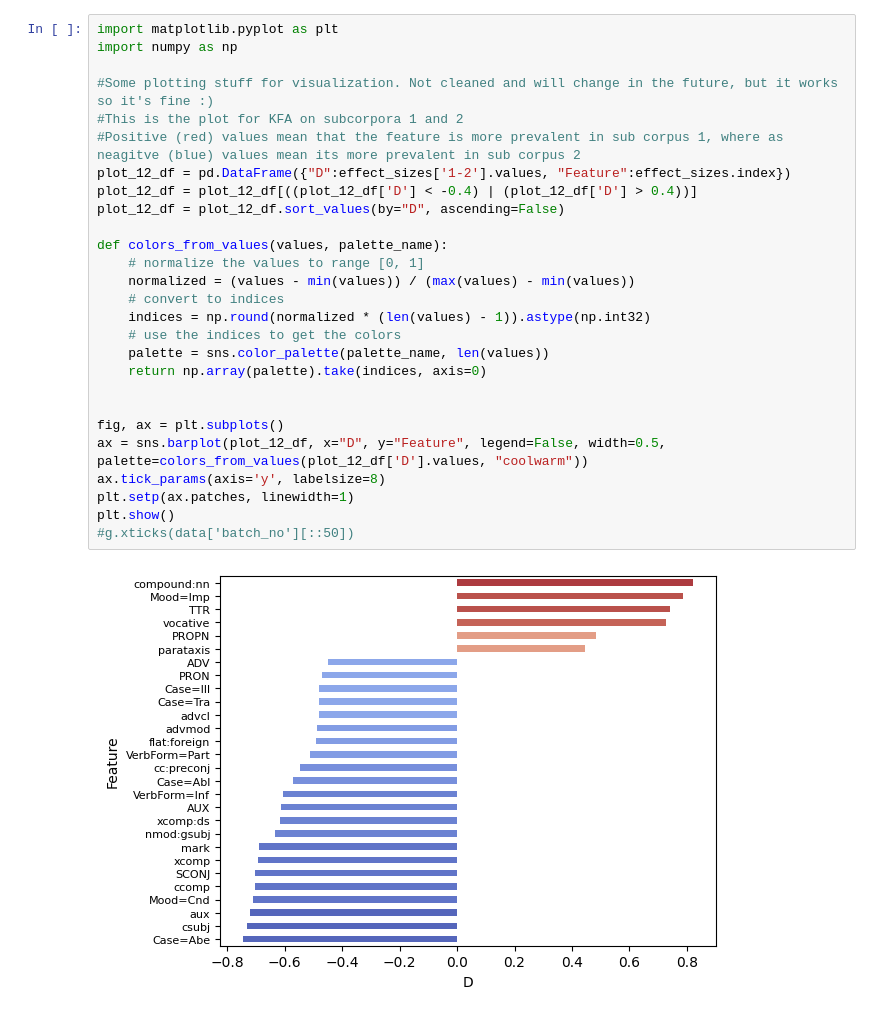
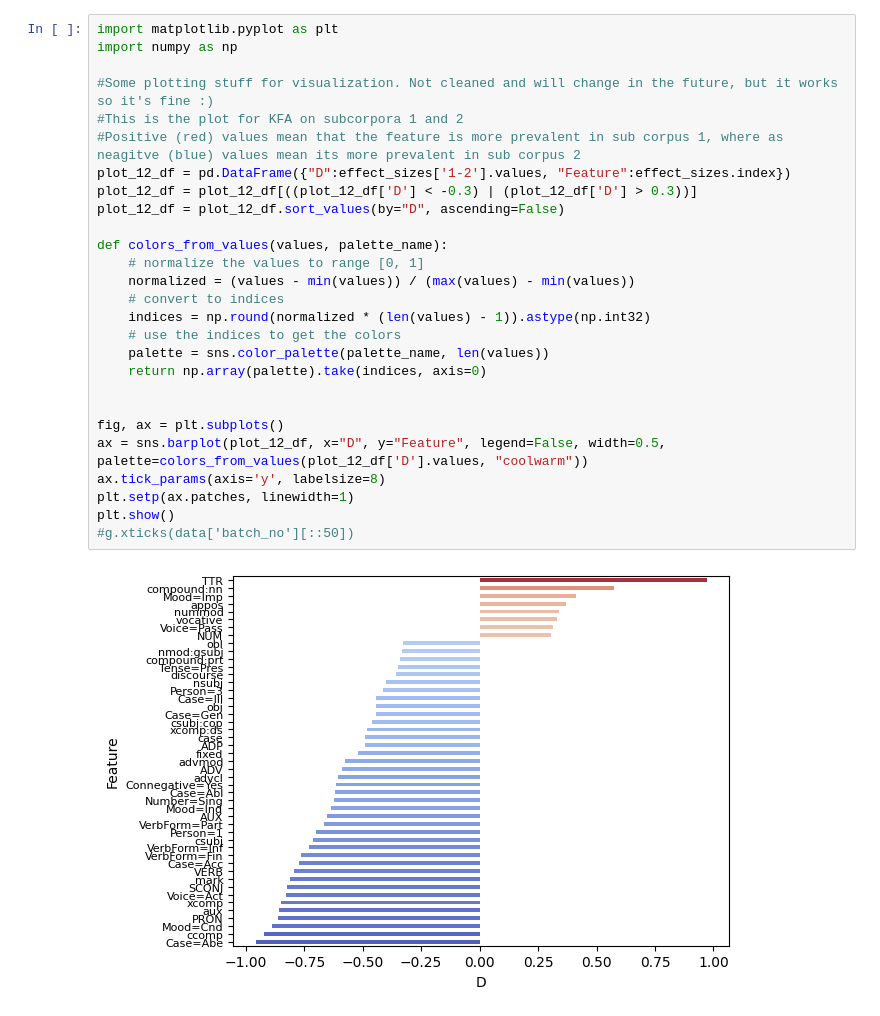
Before and after one commit to TurkuNLP/FCBLex-pipeline, a Jupyter notebook: KFA_old_groups_with_plots.ipynb, the cells around one changed output. Drawn from its saved outputs; the diff is of its cells as text.

```diff
--- a/KFA_old_groups_with_plots.ipynb
+++ b/KFA_old_groups_with_plots.ipynb
@@ -129,32 +150,32 @@ Processing type-token-ratios...
 # %%
 import matplotlib.pyplot as plt
 import numpy as np
 
 #Some plotting stuff for visualization. Not cleaned and will change in the future, but it works so it's fine :)
 #This is the plot for KFA on subcorpora 1 and 2
 #Positive (red) values mean that the feature is more prevalent in sub corpus 1, where as neagitve (blue) values mean its more prevalent in sub corpus 2
 plot_12_df = pd.DataFrame({"D":effect_sizes['1-2'].values, "Feature":effect_sizes.index})
-plot_12_df = plot_12_df[((plot_12_df['D'] < -0.4) | (plot_12_df['D'] > 0.4))]
+plot_12_df = plot_12_df[((plot_12_df['D'] < -0.3) | (plot_12_df['D'] > 0.3))]
 plot_12_df = plot_12_df.sort_values(by="D", ascending=False)
 
 def colors_from_values(values, palette_name):
     # normalize the values to range [0, 1]
     normalized = (values - min(values)) / (max(values) - min(values))
     # convert to indices
     indices = np.round(normalized * (len(values) - 1)).astype(np.int32)
     # use the indices to get the colors
     palette = sns.color_palette(palette_name, len(values))
     return np.array(palette).take(indices, axis=0)
 
 
 fig, ax = plt.subplots()
 ax = sns.barplot(plot_12_df, x="D", y="Feature", legend=False, width=0.5, palette=colors_from_values(plot_12_df['D'].values, "coolwarm"))
 ax.tick_params(axis='y', labelsize=8)
 plt.setp(ax.patches, linewidth=1)
 plt.show()
 #g.xticks(data['batch_no'][::50])
 # %% [output]
-[figure, old version]
+[figure, new version]
 # %%
 #This is the plot for KFA on subcorpora 2 and 3
 plot_23_df = pd.DataFrame({"D":effect_sizes['2-3'].values, "Feature":effect_sizes.index})
```
Also changed, not shown: parts of 10 cells of this notebook, 4 other files.
